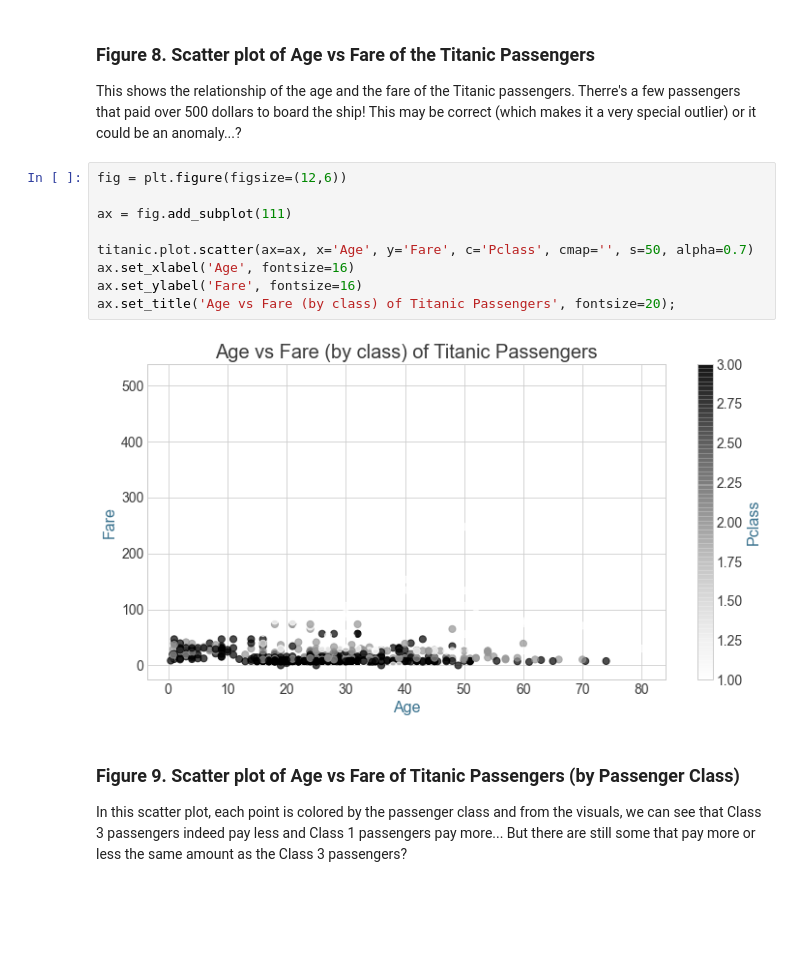
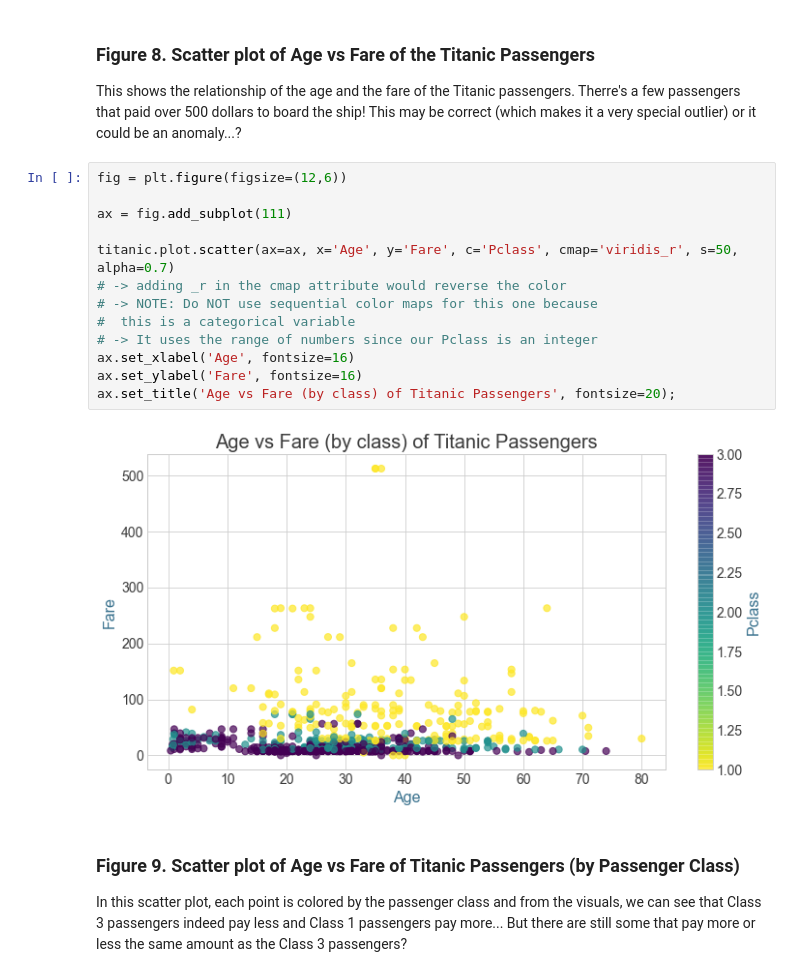
Before and after one commit to francheska-vicente/datapre-notebooks, a Jupyter notebook: 07 - Data Visualization.ipynb, the cells around one changed output. Cells and saved outputs as stored; diff of their text form; blank space fills up the shorter version.

```diff
--- a/07 - Data Visualization.ipynb
+++ b/07 - Data Visualization.ipynb
@@ -796,14 +798,18 @@ This shows the relationship of the age and the fare of the Titanic passengers. T
 # %%
 fig = plt.figure(figsize=(12,6))
 
 ax = fig.add_subplot(111)
 
-titanic.plot.scatter(ax=ax, x='Age', y='Fare', c='Pclass', cmap='', s=50, alpha=0.7)
+titanic.plot.scatter(ax=ax, x='Age', y='Fare', c='Pclass', cmap='viridis_r', s=50, alpha=0.7)
+# -> adding _r in the cmap attribute would reverse the color
+# -> NOTE: Do NOT use sequential color maps for this one because
+#  this is a categorical variable
+# -> It uses the range of numbers since our Pclass is an integer
 ax.set_xlabel('Age', fontsize=16)
 ax.set_ylabel('Fare', fontsize=16)
 ax.set_title('Age vs Fare (by class) of Titanic Passengers', fontsize=20);
 # %% [output]
-[figure, old version]
+[figure, new version]
 # %% [markdown]
 ### Figure 9. Scatter plot of Age vs Fare of Titanic Passengers (by Passenger Class)
 
```
Also changed, not shown: parts of 5 cells of this notebook.
